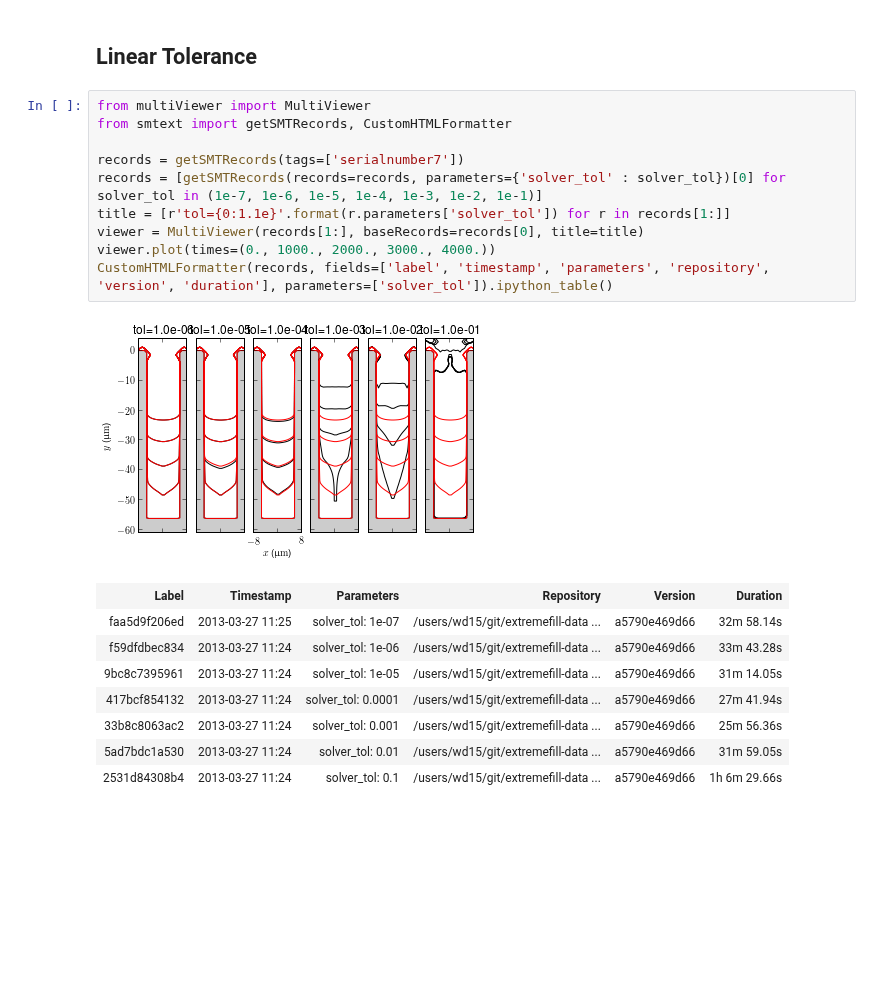
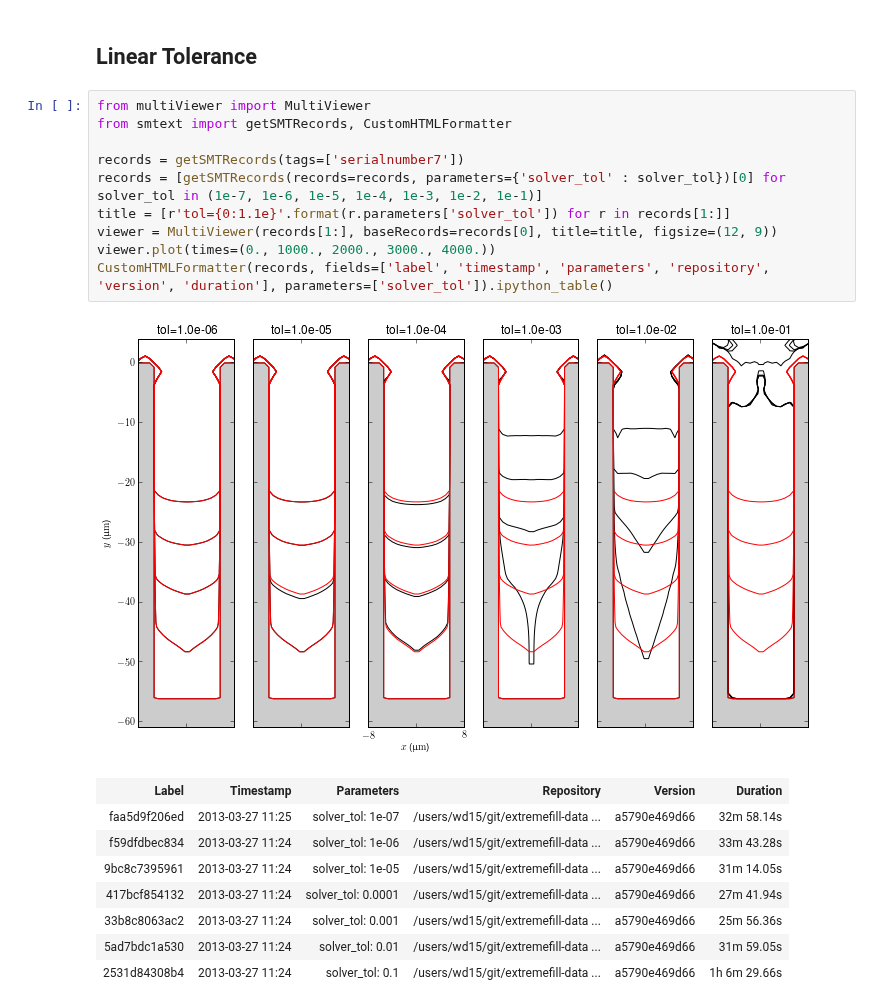
Before and after one commit to wd15/extremefill2D, a Jupyter notebook: extremefill2D.ipynb, the cells around one changed output. Drawn from its saved outputs; the diff is of its cells as text; blank space fills up the shorter version.

```diff
--- a/extremefill2D.ipynb
+++ b/extremefill2D.ipynb
@@ -109,15 +109,15 @@ CustomHTMLFormatter(records, fields=['label', 'timestamp', 'parameters', 'reposi
 # %%
 from multiViewer import MultiViewer
 from smtext import getSMTRecords, CustomHTMLFormatter
 
 records = getSMTRecords(tags=['serialnumber7'])
 records = [getSMTRecords(records=records, parameters={'solver_tol' : solver_tol})[0] for solver_tol in (1e-7, 1e-6, 1e-5, 1e-4, 1e-3, 1e-2, 1e-1)]
 title = [r'tol={0:1.1e}'.format(r.parameters['solver_tol']) for r in records[1:]]
-viewer = MultiViewer(records[1:], baseRecords=records[0], title=title)
+viewer = MultiViewer(records[1:], baseRecords=records[0], title=title, figsize=(12, 9))
 viewer.plot(times=(0., 1000., 2000., 3000., 4000.))
 CustomHTMLFormatter(records, fields=['label', 'timestamp', 'parameters', 'repository', 'version', 'duration'], parameters=['solver_tol']).ipython_table()
 # %% [output]
-[figure, old version]
+[figure, new version]
 | Label | Timestamp | Parameters | Repository | Version | Duration |
 | faa5d9f206ed | 2013-03-27 11:25 | solver_tol: 1e-07 | /users/wd15/git/extremefill-data ... | a5790e469d66 | 32m 58.14s |
 | f59dfdbec834 | 2013-03-27 11:24 | solver_tol: 1e-06 | /users/wd15/git/extremefill-data ... | a5790e469d66 | 33m 43.28s |
```
Also changed, not shown: parts of 9 cells of this notebook, 2 other files.
